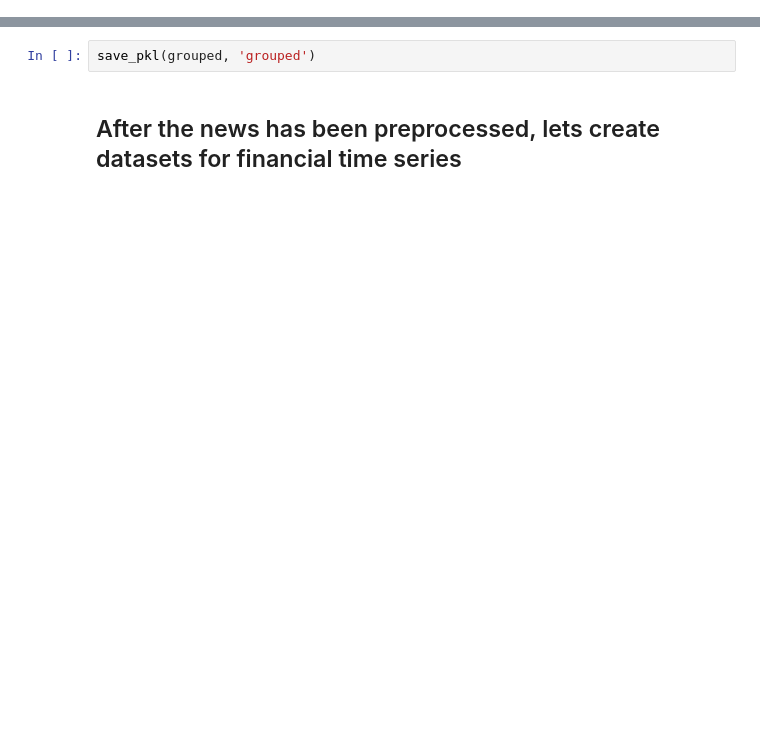
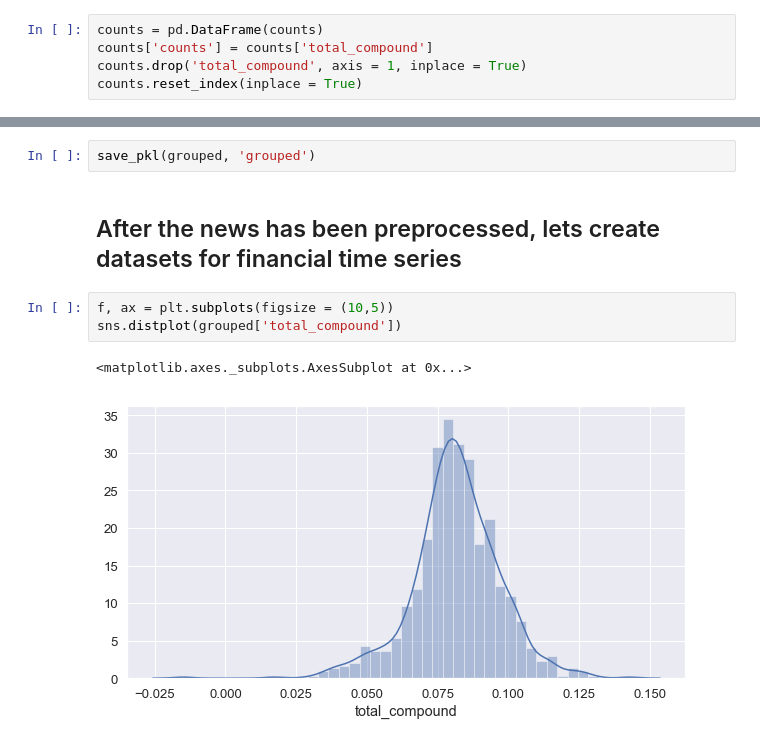
Before and after one commit to fjosp/DL_project, a Jupyter notebook: news_analysis.ipynb, the cells around one changed output, grey strips where cells are left out. Cells and saved outputs as stored; diff of their text form; blank space fills up the shorter version.

```diff
--- a/news_analysis.ipynb
+++ b/news_analysis.ipynb
@@ -380,4 +380,9 @@ save_pkl(merged, 'merged')
 merged = load_pkl('merged')
 # %%
 counts = merged.groupby('date').aggregate('count')['total_compound']
+# %%
+counts = pd.DataFrame(counts)
+counts['counts'] = counts['total_compound']
+counts.drop('total_compound', axis = 1, inplace = True)
+counts.reset_index(inplace = True)
 # %%
@@ -420,3 +430,9 @@ grouped['counts'] = counts
 save_pkl(grouped, 'grouped')
 # %% [markdown]
 ## After the news has been preprocessed, lets create datasets for financial time series
+# %%
+f, ax = plt.subplots(figsize = (10,5))
+sns.distplot(grouped['total_compound'])
+# %% [output]
+<matplotlib.axes._subplots.AxesSubplot at 0x...>
+[figure, added]
```
Also changed, not shown: parts of 3 cells of this notebook, 1 other file.
